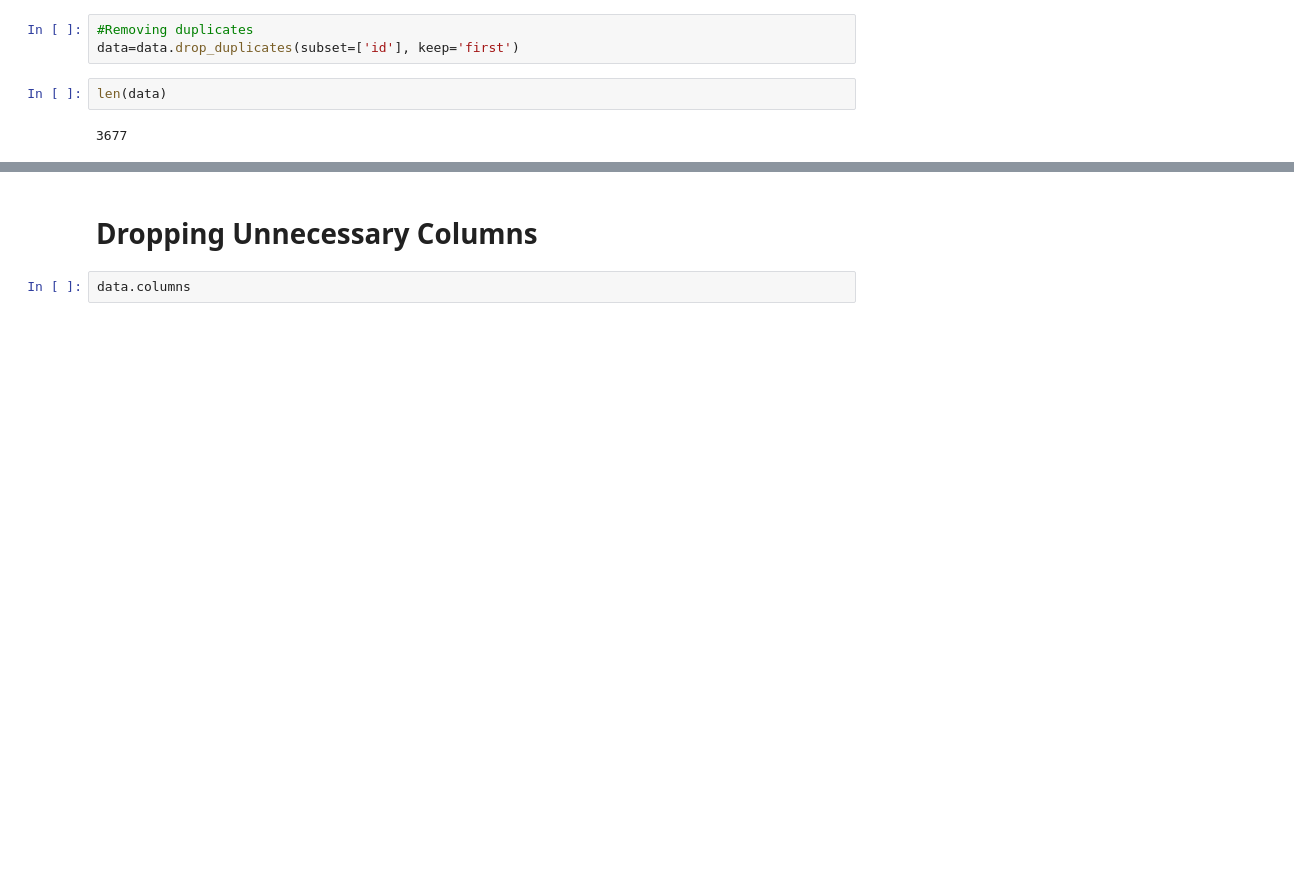
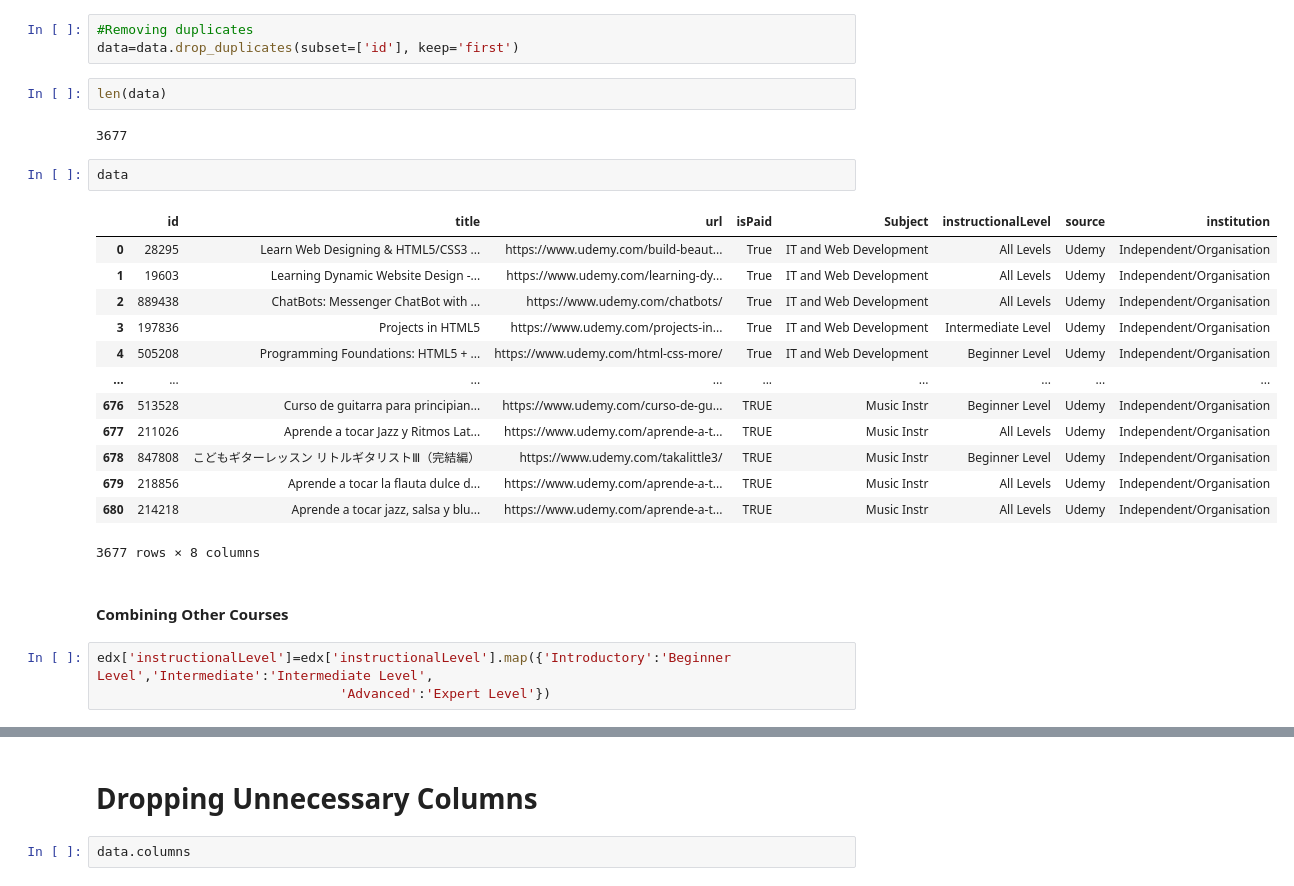
Before and after one commit to SpandanaTammineedi/buildwithai-notebooks-code, a Jupyter notebook: Course_Recommendation_System.ipynb, the cells around one changed output, grey strips where cells are left out. Drawn from its saved outputs; the diff is of its cells as text; blank space fills up the shorter version.

```diff
--- a/Course_Recommendation_System.ipynb
+++ b/Course_Recommendation_System.ipynb
@@ -85,3 +142,24 @@ data=data.drop_duplicates(subset=['id'], keep='first')
 len(data)
 # %% [output]
 3677
+# %%
+data
+# %% [output]
+|  | id | title | url | isPaid | Subject | instructionalLevel | source | institution |
+| 0 | 28295 | Learn Web Designing & HTML5/CSS3 ... | https://www.udemy.com/build-beaut... | True | IT and Web Development | All Levels | Udemy | Independent/Organisation |
+| 1 | 19603 | Learning Dynamic Website Design -... | https://www.udemy.com/learning-dy... | True | IT and Web Development | All Levels | Udemy | Independent/Organisation |
+| 2 | 889438 | ChatBots: Messenger ChatBot with ... | https://www.udemy.com/chatbots/ | True | IT and Web Development | All Levels | Udemy | Independent/Organisation |
+| 3 | 197836 | Projects in HTML5 | https://www.udemy.com/projects-in... | True | IT and Web Development | Intermediate Level | Udemy | Independent/Organisation |
+| 4 | 505208 | Programming Foundations: HTML5 + ... | https://www.udemy.com/html-css-more/ | True | IT and Web Development | Beginner Level | Udemy | Independent/Organisation |
+| ... | ... | ... | ... | ... | ... | ... | ... | ... |
+| 676 | 513528 | Curso de guitarra para principian... | https://www.udemy.com/curso-de-gu... | TRUE | Music Instr | Beginner Level | Udemy | Independent/Organisation |
+| 677 | 211026 | Aprende a tocar Jazz y Ritmos Lat... | https://www.udemy.com/aprende-a-t... | TRUE | Music Instr | All Levels | Udemy | Independent/Organisation |
+| 678 | 847808 | こどもギターレッスン リトルギタリストⅢ（完結編） | https://www.udemy.com/takalittle3/ | TRUE | Music Instr | Beginner Level | Udemy | Independent/Organisation |
+| 679 | 218856 | Aprende a tocar la flauta dulce d... | https://www.udemy.com/aprende-a-t... | TRUE | Music Instr | All Levels | Udemy | Independent/Organisation |
+| 680 | 214218 | Aprende a tocar jazz, salsa y blu... | https://www.udemy.com/aprende-a-t... | TRUE | Music Instr | All Levels | Udemy | Independent/Organisation |
+3677 rows × 8 columns
+# %% [markdown]
+#### Combining Other Courses
+# %%
+edx['instructionalLevel']=edx['instructionalLevel'].map({'Introductory':'Beginner Level','Intermediate':'Intermediate Level',
+                               'Advanced':'Expert Level'})
```
Also changed, not shown: parts of 33 cells of this notebook, 4 other files.
